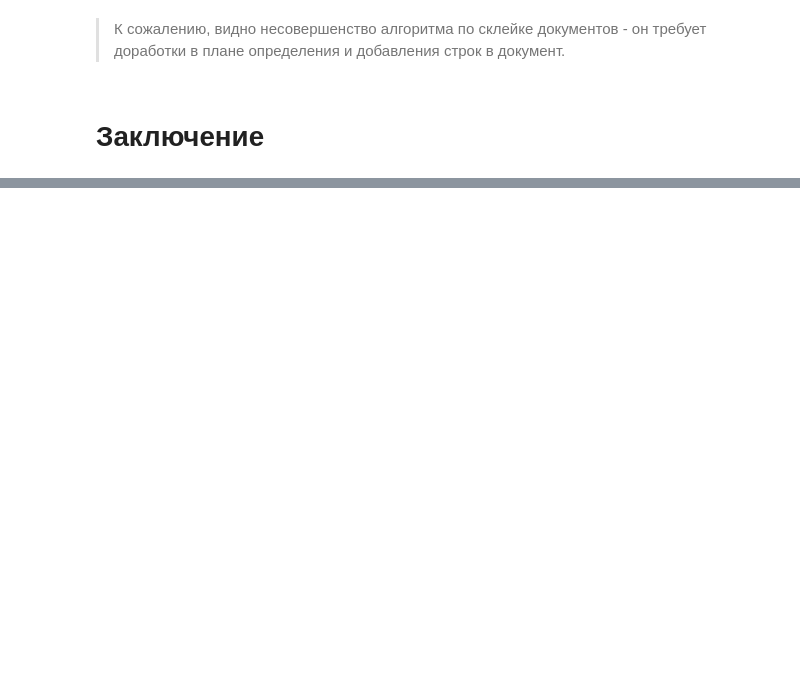
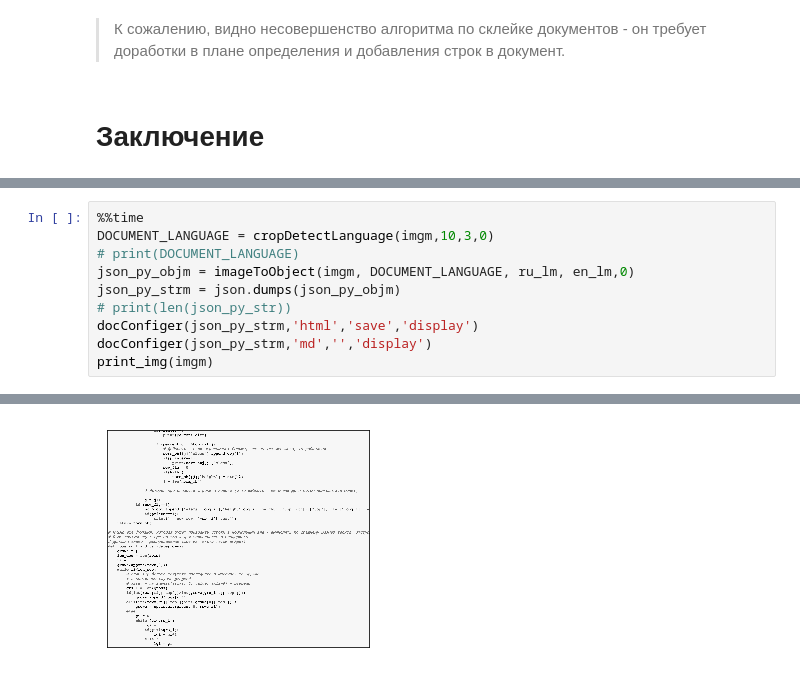
Before and after one commit to Romakin/Homeworks, a Jupyter notebook: Diploma.ipynb, the cells around one changed output, grey strips where cells are left out. Drawn from its saved outputs; the diff is of its cells as text; blank space fills up the shorter version.

```diff
--- a/Diploma.ipynb
+++ b/Diploma.ipynb
@@ -1283,0 +1312,11 @@ Wall time: 68.9 ms
+# %%
+%%time
+DOCUMENT_LANGUAGE = cropDetectLanguage(imgm,10,3,0)
+# print(DOCUMENT_LANGUAGE)
+json_py_objm = imageToObject(imgm, DOCUMENT_LANGUAGE, ru_lm, en_lm,0)
+json_py_strm = json.dumps(json_py_objm)
+# print(len(json_py_str))
+docConfiger(json_py_strm,'html','save','display')
+docConfiger(json_py_strm,'md','','display')
+print_img(imgm)
+# %% [output]
@@ -1283,0 +1325 @@ Wall time: 68.9 ms
+[figure, added]
```
Also changed, not shown: parts of 18 cells of this notebook.
